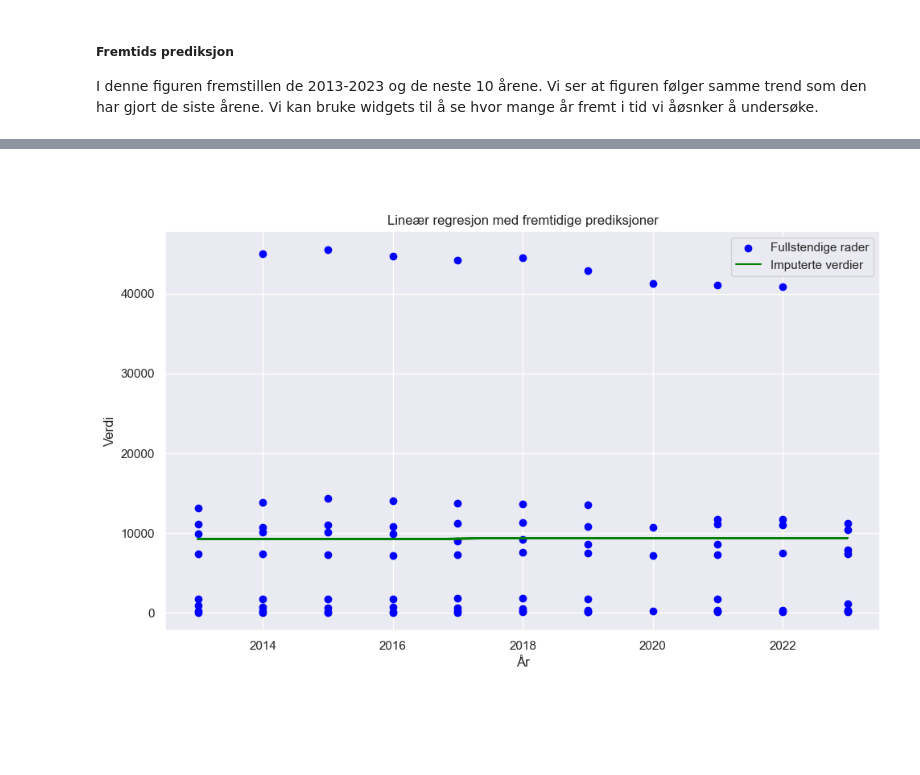
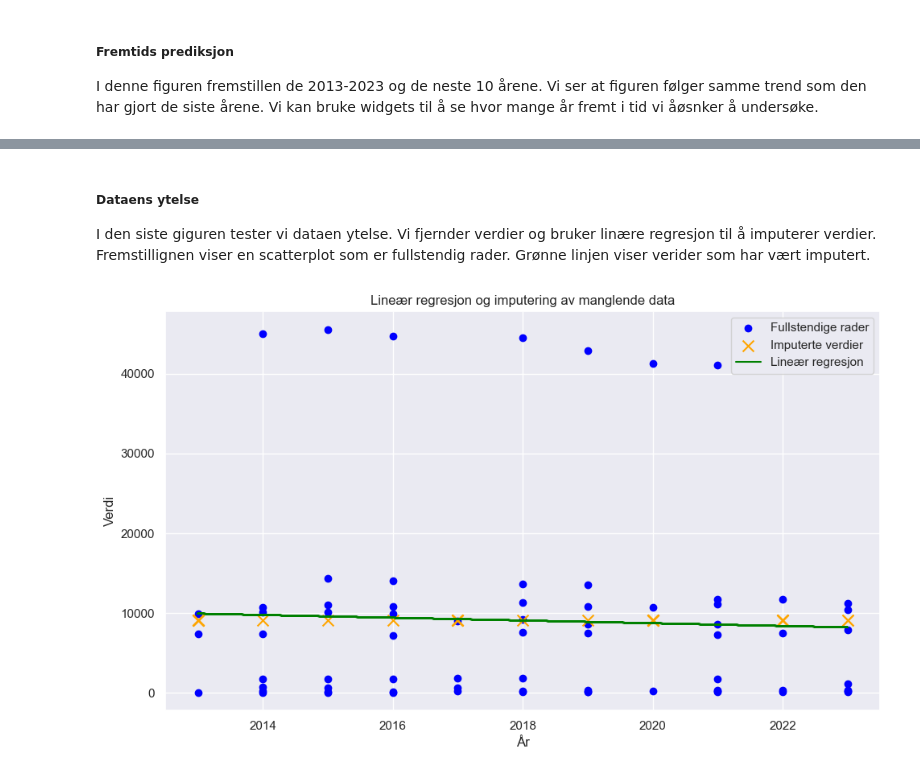
Before and after one commit to PetterOttersen/milj-dataanalyse, a Jupyter notebook: processed_data/Fremstilling_Utslipp.ipynb, the cells around one changed output, grey strips where cells are left out. Saved outputs shown, nothing was run; the diff lists cells and outputs as text; code cells hidden in the pictures; blank space fills up the shorter version.

```diff
--- a/processed_data/Fremstilling_Utslipp.ipynb
+++ b/processed_data/Fremstilling_Utslipp.ipynb
@@ -109,14 +109,11 @@ plotters.futureplot(scaler_full, model_full, X, X_scaled_full)
 r2 =  0.6870286803599372
 interactive(children=(IntSlider(value=2024, continuous_update=False, description='Velg år:', max=2033, min=202…
-# %% [markdown]
-#####
-# %%
-mv = missing_values(df)
-
-# 3. Fjern tilfeldig 10 % av dataene
-mv.remove_random_data(andel=0.1, seed=42)
-
-# 4. Plott
-mv.plot_missing_data()
-# %% [output]
-[figure, removed]
+# %% [markdown]
+##### Dataens ytelse
+
+I den siste giguren tester vi dataen ytelse. Vi fjernder verdier og bruker linære regresjon til å imputerer verdier. Fremstillignen viser en scatterplot som er fullstendig rader. Grønne linjen viser verider som har vært imputert.
+# %%
+mv = MissingValues(df, legg_til_nans=True, andel_nans=0.3)
+mv.plot_missing_data()
+# %% [output]
+[figure, added]
```
Also changed, not shown: parts of 3 cells of this notebook, 4 other files.
